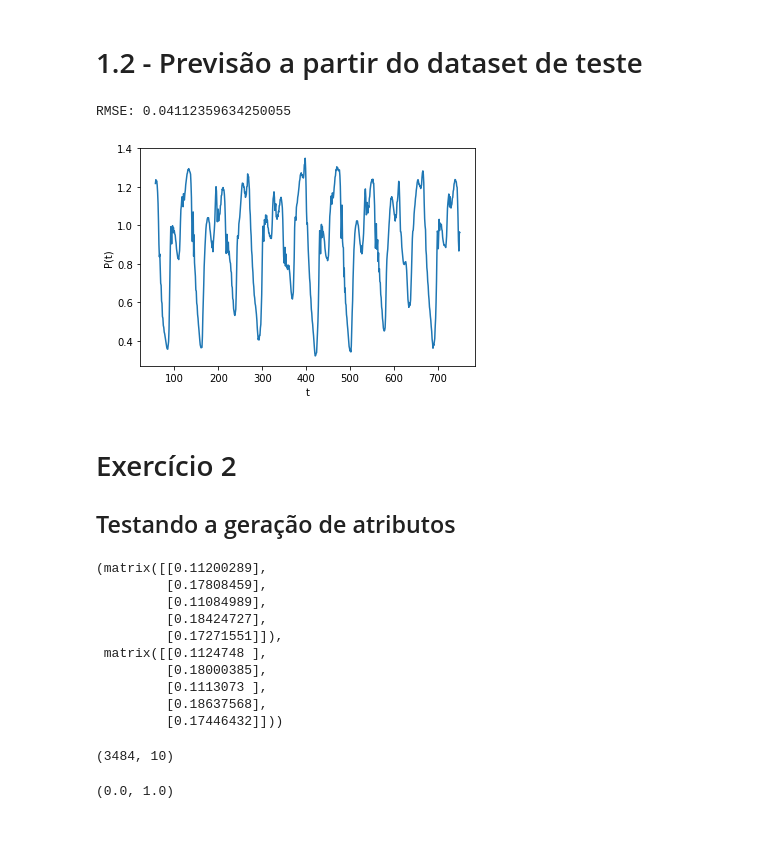
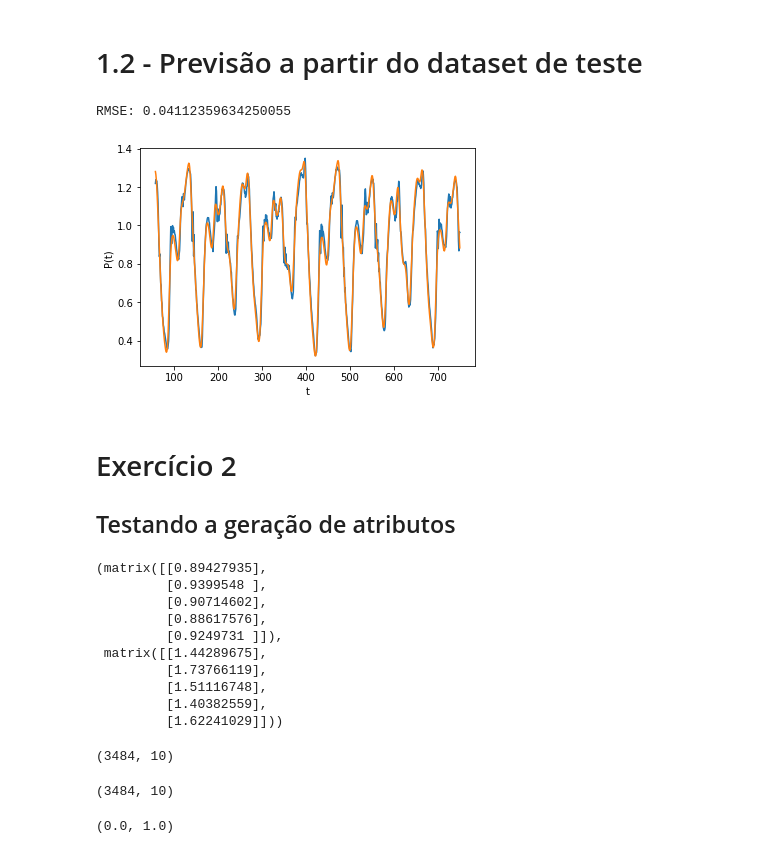
Before and after one commit to pdcos/IA048_Ex1, a Jupyter notebook: prototype.ipynb, the cells around one changed output. Drawn from its saved outputs; the diff is of its cells as text; code cells hidden in the pictures.

```diff
--- a/prototype.ipynb
+++ b/prototype.ipynb
@@ -145,18 +145,20 @@ reg_k50 = LinearRegression().fit(x_train_full, y_train_full)
 # %%
 prediction_test = reg_k50.predict(x_test)
 eixo_x = np.array(range(len(x_test))) + 50 + 7
 
 
 test_rmse = np.sqrt(mean_squared_error(y_test, prediction_test))
 print(f"RMSE: {test_rmse}")
 
 plt.plot(eixo_x, prediction_test)
+plt.plot(eixo_x, y_test)
+
 plt.xlabel("t")
 plt.ylabel("P(t)")
 plt.show()
 # %% [output]
 RMSE: 0.04112359634250055
-[figure, old version]
+[figure, new version]
 # %% [markdown]
 # Exercício 2
 
@@ -164,19 +166,19 @@ RMSE: 0.04112359634250055
 # %%
 V=5
 x_train, y_train = train_loader.get_data(10, 7)
-random_attributes = np.random.rand(V, 11) * 0.1
+random_attributes = np.random.rand(V, 11) * 1
 argument = random_attributes.dot(np.asmatrix(x_train[0]).T)
 xlinha = np.tanh(argument)
 xlinha, argument
 # %% [output]
-(matrix([[0.11200289],
-         [0.17808459],
-         [0.11084989],
-         [0.18424727],
-         [0.17271551]]),
- matrix([[0.1124748 ],
-         [0.18000385],
-         [0.1113073 ],
-         [0.18637568],
-         [0.17446432]]))
+(matrix([[0.89427935],
+         [0.9399548 ],
+         [0.90714602],
+         [0.88617576],
+         [0.9249731 ]]),
+ matrix([[1.44289675],
+         [1.73766119],
+         [1.51116748],
+         [1.40382559],
+         [1.62241029]]))
 # %%
@@ -195,6 +197,21 @@ x_train_transf = attribute_transform(x_train, 10, 10)
 x_train_transf.shape
 # %% [output]
 (3484, 10)
+# %%
+def attribute_transform_v2(samples, V, K,  random_attributes):
+    transformed_samples = []
+    for sample in samples:
+        wk_xn = random_attributes.dot(np.asmatrix(sample).T)
+        transformed_samples.append(wk_xn)
+    transformed_samples = np.array(transformed_samples)
+    transformed_samples = np.tanh(transformed_samples)
+    transformed_samples = transformed_samples.reshape(transformed_samples.shape[0], -1)
+    return transformed_samples
+
+x_train_transf = attribute_transform(x_train, 10, 10)
+x_train_transf.shape
+# %% [output]
+(3484, 10)
 # %%
 def normalize_samples(samples):
     min_val = np.amin(samples)
```
Also changed, not shown: parts of 10 cells of this notebook.
